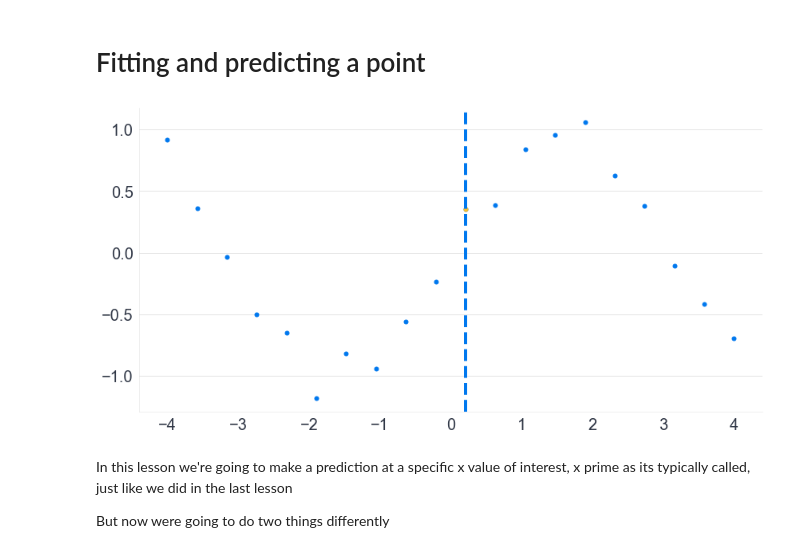
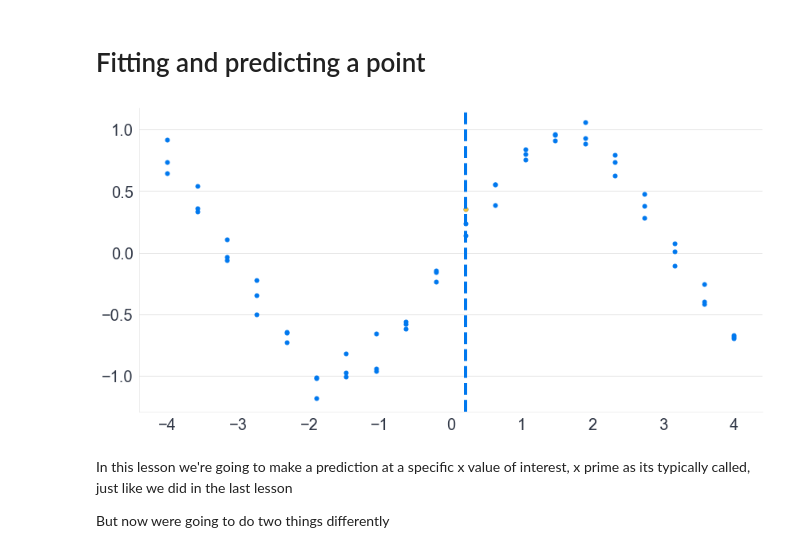
Before and after one commit to bwengals/etc, a Jupyter notebook: lesson03.ipynb, the cells around one changed output. Drawn from its saved outputs; the diff is of its cells as text; code cells hidden in the pictures.

```diff
--- a/lesson03.ipynb
+++ b/lesson03.ipynb
@@ -15,21 +15,26 @@ figsize = (14,7)
 # %%
 # Start with simulated sine wave
 np.random.seed(1)
-x = np.linspace(-4,4, 20)
-noise = stats.norm(0, .1).rvs(x.shape)
-y = np.sin(x) + noise
+x_axis = np.linspace(-4,4, 20)
+
+# Copy the x_vals a couple of times to get multiple points per x_val
+x_vals = np.tile(x_axis, 3)
+noise = stats.norm(0, .1).rvs(x_vals.shape)
+
+# Repeat the data a couple of times
+y = np.sin(x_vals) + noise
 # %% [markdown]
 # Fitting and predicting a point
 # %%
 figsize = (14,7)
 fig, ax = plt.subplots(figsize=figsize)
-ax.scatter(x,y)
+ax.scatter(x_vals, y)
 
 index = 10
 ax.axvline(x[index], linestyle='--')
-ax.scatter(x[index],y[index]);
+ax.scatter(x[index] ,y[index]);
 # %% [output]
-[figure, old version]
+[figure, new version]
 # %% [markdown]
 In this lesson we're going to make a prediction at a specific x value of interest, x prime as its typically called, just like we did in the last lesson
 
```
Also changed, not shown: parts of 5 cells of this notebook, 1 other file.
